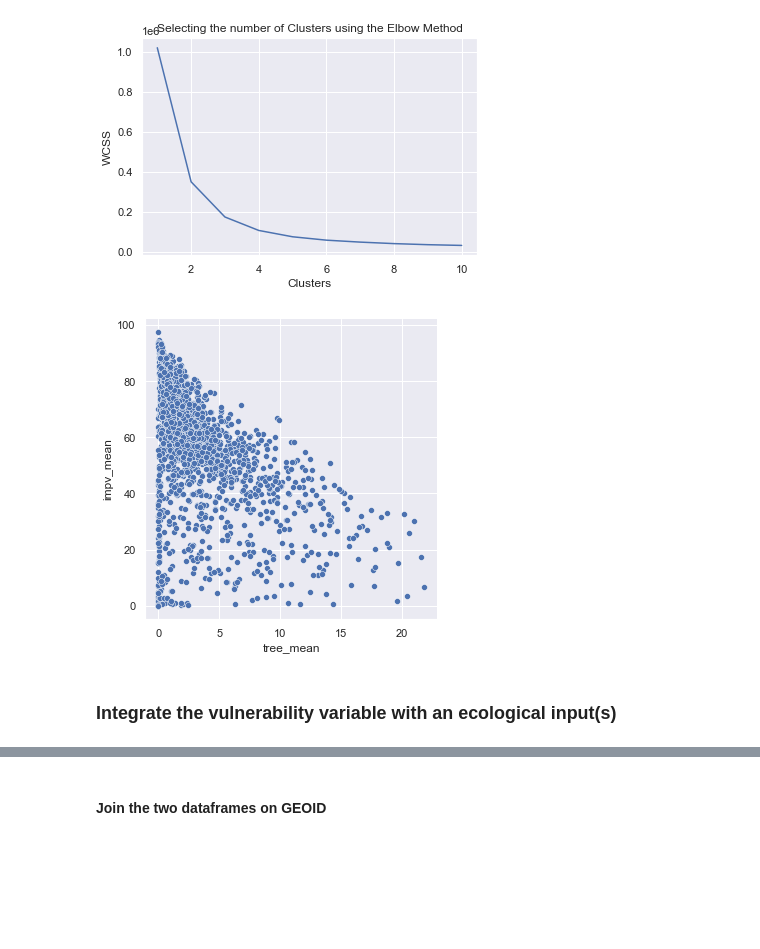
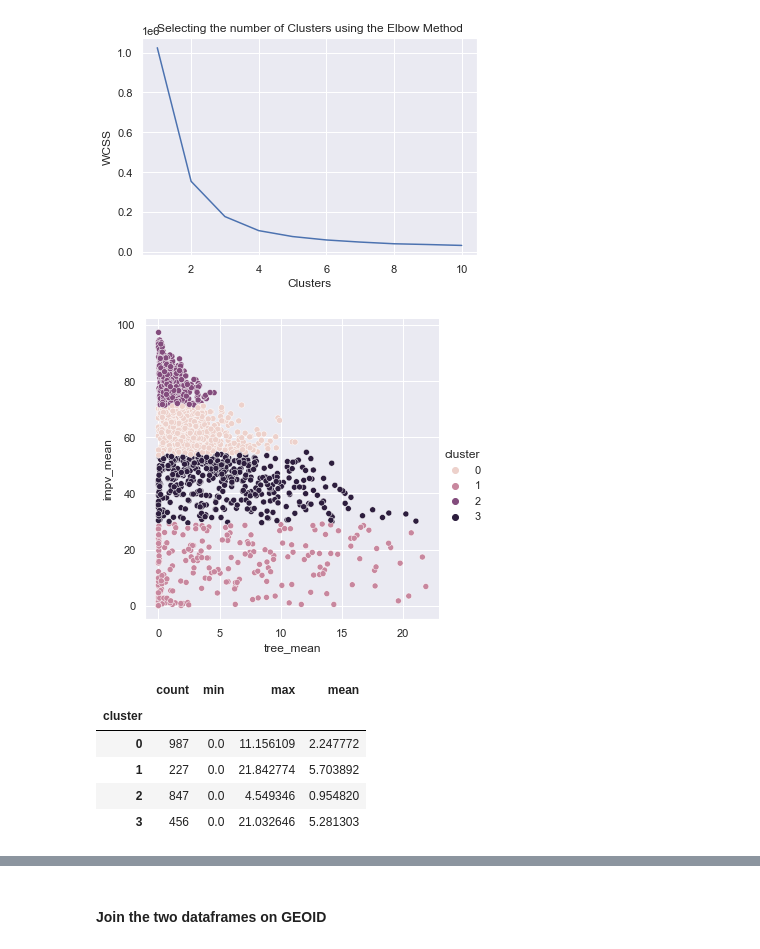
Before and after one commit to janderson5417/earthgrids_v2, a Jupyter notebook: k-means_clustering.ipynb, the cells around one changed output, grey strips where cells are left out. Drawn from its saved outputs; the diff is of its cells as text; code cells hidden in the pictures; blank space fills up the shorter version.

```diff
--- a/k-means_clustering.ipynb
+++ b/k-means_clustering.ipynb
@@ -58,4 +74,4 @@ Name: geometry, Length: 2533, dtype: geometry
 # %%
-test = infra[['tree_mean', 'impv_mean']].copy()
+test0 = infra[['tree_mean', 'impv_mean']].copy()
 # %%
-test = test.dropna(axis="rows", how="any")
+test0 = test0.dropna(axis="rows", how="any")
@@ -107,9 +111,22 @@ plt.show
 # %% [output]
 <function matplotlib.pyplot.show(close=None, block=None)>
 [figure]
+# %%
+kmeans0 = KMeans(n_clusters=4)
+kmeans0.fit(test0)
+y_kmeans0 = kmeans0.predict(test0)
+# %%
+test0['cluster'] = pd.Series(y_kmeans0, index=test0.index)
 # %%
-sns.relplot(x='tree_mean', y='impv_mean', data=test);
+sns.relplot(x='tree_mean', y='impv_mean', hue = 'cluster', data=test0);
 # %% [output]
-[figure, old version]
+[figure, new version]
-# %% [markdown]
-### Integrate the vulnerability variable with an ecological input(s)
+# %%
+test0.groupby('cluster').agg(['count', 'min', 'max','mean'])['tree_mean']
+# %% [output]
+|  | count | min | max | mean |
+| cluster |  |  |  |  |
+| 0 | 987 | 0.0 | 11.156109 | 2.247772 |
+| 1 | 227 | 0.0 | 21.842774 | 5.703892 |
+| 2 | 847 | 0.0 | 4.549346 | 0.954820 |
+| 3 | 456 | 0.0 | 21.032646 | 5.281303 |
```
Also changed, not shown: parts of 70 cells of this notebook, 2 other files.
